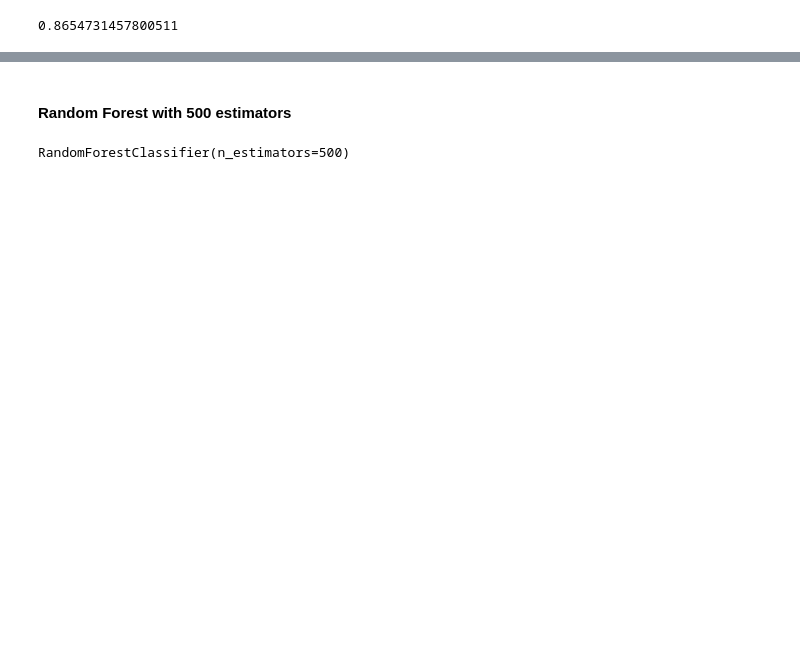
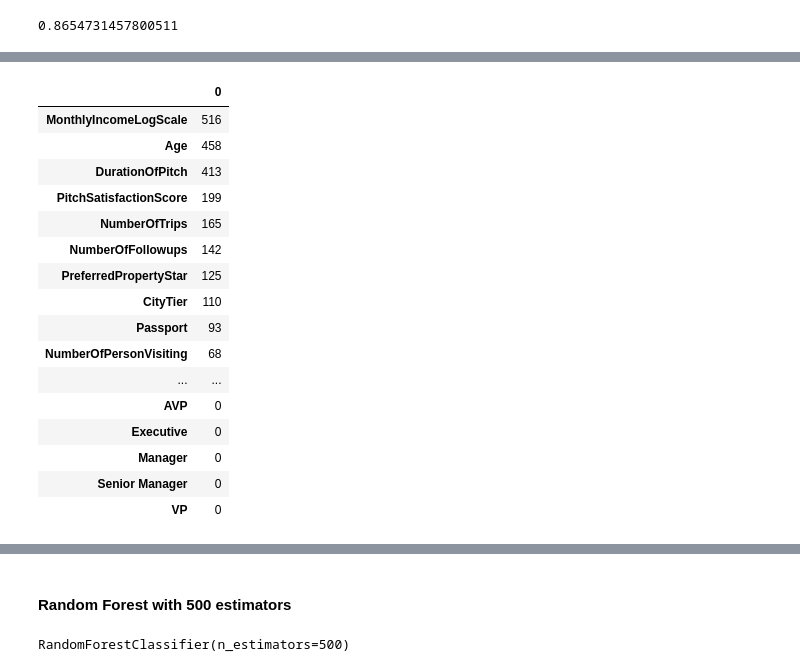
Before and after one commit to Junho65/Kaggle-DACON, a Jupyter notebook: (DACON)Travel_Prediction/travel_prediction.ipynb, the cells around one changed output, grey strips where cells are left out. Cells and saved outputs as stored; diff of their text form; code cells hidden in the pictures; blank space fills up the shorter version.

```diff
--- a/(DACON)Travel_Prediction/travel_prediction.ipynb
+++ b/(DACON)Travel_Prediction/travel_prediction.ipynb
@@ -443,2 +464,22 @@ data_filled_na.head()
+# %%
+# encoding이 끝나고 dtype를 바꿔야 하므로 이 위치가 맞다
+
+obj_to_flt_list=[
+    'Age',
+    'CityTier',
+    'DurationOfPitch',
+    'NumberOfFollowups',
+    'NumberOfPersonVisiting',
+    'PitchSatisfactionScore',
+    'NumberOfTrips',
+    'NumberOfChildrenVisiting',
+    'PreferredPropertyStar',
+    'Passport',
+    'OwnCar',
+    'MonthlyIncome'
+    ]
+
+data[obj_to_flt_list]=\
+    data[obj_to_flt_list].astype('float')
 # %% [markdown]
 ### MonthlyIncome log scaling
@@ -460,3 +485,0 @@ obj_to_flt_list=[
-# %%
-data_filled_na[obj_to_flt_list]=\
-    data_filled_na[obj_to_flt_list].astype('float')
@@ -577,3 +616,5 @@ lgbm_avg_scores=np.mean(lgbm_scores)
 lgbm_avg_scores
 # %% [output]
 0.8654731457800511
+# %%
+lgbm_clf.fit(data_prepared_attribs,data_prepared_labels)
@@ -579,0 +639,23 @@ lgbm_avg_scores
+# %%
+pd.DataFrame(
+    data=[lgbm_clf.feature_importances_],
+    columns=data_prepared_attribs.columns
+    ).T.sort_values(by=0,ascending=False)
+# %% [output]
+|  | 0 |
+| MonthlyIncomeLogScale | 516 |
+| Age | 458 |
+| DurationOfPitch | 413 |
+| PitchSatisfactionScore | 199 |
+| NumberOfTrips | 165 |
+| NumberOfFollowups | 142 |
+| PreferredPropertyStar | 125 |
+| CityTier | 110 |
+| Passport | 93 |
+| NumberOfPersonVisiting | 68 |
+| ... | ... |
+| AVP | 0 |
+| Executive | 0 |
+| Manager | 0 |
+| Senior Manager | 0 |
+| VP | 0 |
```
Also changed, not shown: parts of 31 cells of this notebook, 9 other files.
